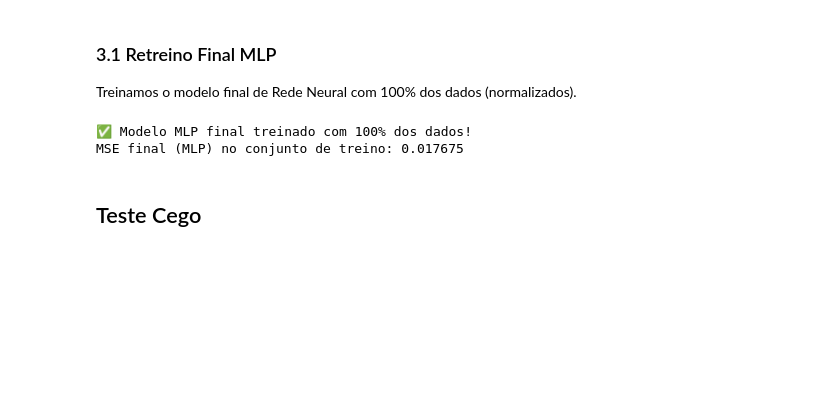
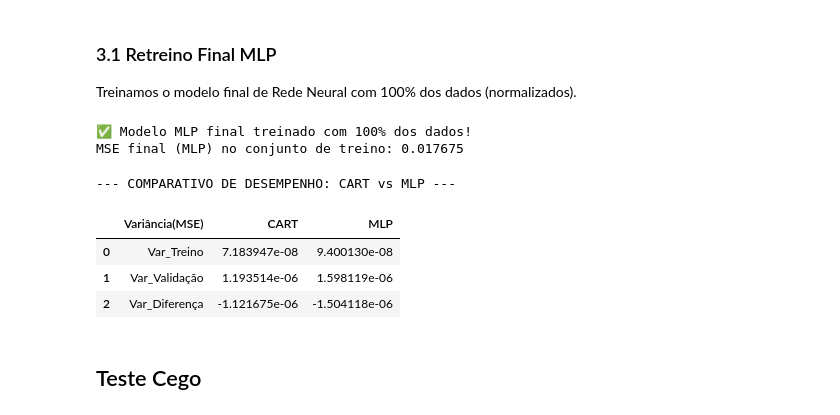
Before and after one commit to MatheusLoureiro2003/regressao_sistemas_inteligentes, a Jupyter notebook: regressao.ipynb, the cells around one changed output. Drawn from its saved outputs; the diff is of its cells as text; code cells hidden in the pictures; blank space fills up the shorter version.

```diff
--- a/regressao.ipynb
+++ b/regressao.ipynb
@@ -220,6 +220,37 @@ print(f"MSE final (MLP) no conjunto de treino: {mse_final_mlp:.6f}")
 # %% [output]
 ✅ Modelo MLP final treinado com 100% dos dados!
 MSE final (MLP) no conjunto de treino: 0.017675
+# %%
+var_dif_cart = melhor_cart_config['var_treino'] - melhor_cart_config['var_valida']
+var_dif_mlp = melhor_mlp_config['var_treino'] - melhor_mlp_config['var_valida']
+
+
+dados_comparacao = {
+     "Variância(MSE)": ["Var_Treino", "Var_Validação", "Var_Diferença"],
+     "CART": [
+         melhor_cart_config['var_treino'],
+         melhor_cart_config['var_valida'],
+         var_dif_cart
+     ],
+     "MLP": [
+         melhor_mlp_config['var_treino'],
+         melhor_mlp_config['var_valida'],
+         var_dif_mlp
+     ]
+ }
+
+# Criando o DataFrame
+df_final_vies = pd.DataFrame(dados_comparacao)
+
+# Exibindo a tabela
+print("--- COMPARATIVO DE DESEMPENHO: CART vs MLP ---")
+display(df_final_vies)
+# %% [output]
+--- COMPARATIVO DE DESEMPENHO: CART vs MLP ---
+|  | Variância(MSE) | CART | MLP |
+| 0 | Var_Treino | 7.183947e-08 | 9.400130e-08 |
+| 1 | Var_Validação | 1.193514e-06 | 1.598119e-06 |
+| 2 | Var_Diferença | -1.121675e-06 | -1.504118e-06 |
 # %% [markdown]
 ## Teste Cego
 # %%
```
Also changed, not shown: parts of 1 cell of this notebook.
